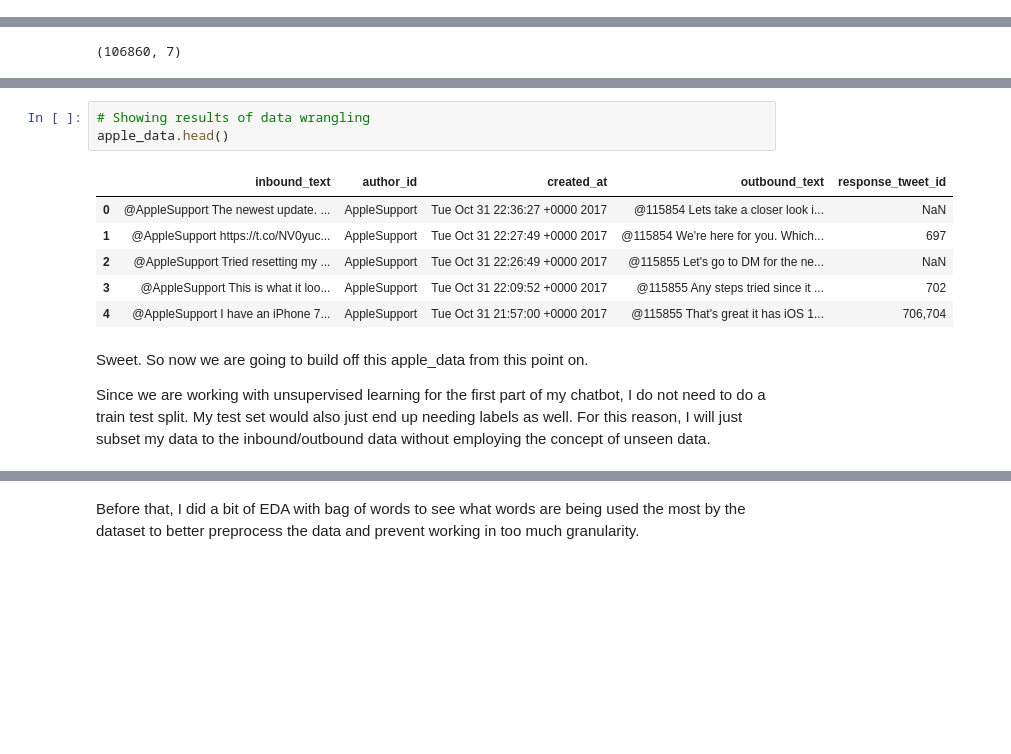
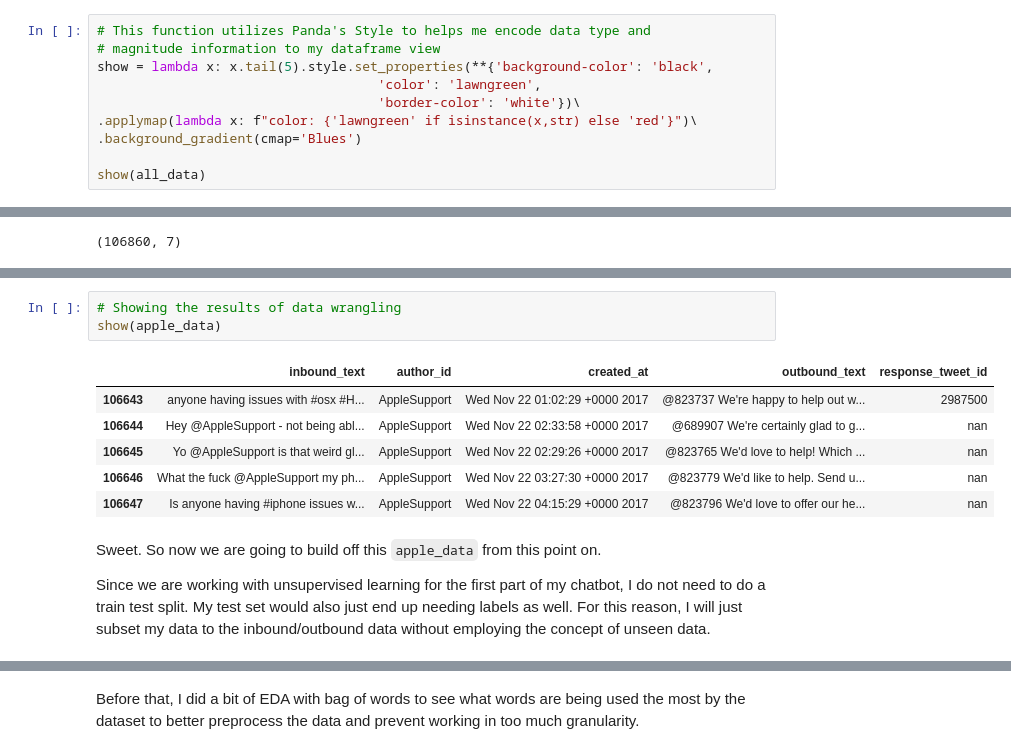
Before and after one commit to mtaruno/eve-bot, a Jupyter notebook: 1. EDA , Wrangling, and Initial Preprocessing.ipynb, the cells around one changed output, grey strips where cells are left out. Drawn from its saved outputs; the diff is of its cells as text; blank space fills up the shorter version.

```diff
--- a/1. EDA , Wrangling, and Initial Preprocessing.ipynb
+++ b/1. EDA , Wrangling, and Initial Preprocessing.ipynb
@@ -146,0 +128,10 @@ plt.title('There are way more unique customers than unique companies');
+# %%
+# This function utilizes Panda's Style to helps me encode data type and
+# magnitude information to my dataframe view
+show = lambda x: x.tail(5).style.set_properties(**{'background-color': 'black',
+                                    'color': 'lawngreen',
+                                    'border-color': 'white'})\
+.applymap(lambda x: f"color: {'lawngreen' if isinstance(x,str) else 'red'}")\
+.background_gradient(cmap='Blues')
+
+show(all_data)
@@ -195,15 +197,15 @@ apple_data.rename(columns = {'text_x':'inbound_text','text_y':'outbound_text'},i
 # %%
-# Showing results of data wrangling
-apple_data.head()
+# Showing the results of data wrangling
+show(apple_data)
 # %% [output]
 |  | inbound_text | author_id | created_at | outbound_text | response_tweet_id |
-| 0 | @AppleSupport The newest update. ... | AppleSupport | Tue Oct 31 22:36:27 +0000 2017 | @115854 Lets take a closer look i... | NaN |
-| 1 | @AppleSupport https://t.co/NV0yuc... | AppleSupport | Tue Oct 31 22:27:49 +0000 2017 | @115854 We're here for you. Which... | 697 |
-| 2 | @AppleSupport Tried resetting my ... | AppleSupport | Tue Oct 31 22:26:49 +0000 2017 | @115855 Let's go to DM for the ne... | NaN |
-| 3 | @AppleSupport This is what it loo... | AppleSupport | Tue Oct 31 22:09:52 +0000 2017 | @115855 Any steps tried since it ... | 702 |
-| 4 | @AppleSupport I️ have an iPhone 7... | AppleSupport | Tue Oct 31 21:57:00 +0000 2017 | @115855 That's great it has iOS 1... | 706,704 |
+| 106643 | anyone having issues with #osx #H... | AppleSupport | Wed Nov 22 01:02:29 +0000 2017 | @823737 We're happy to help out w... | 2987500 |
+| 106644 | Hey @AppleSupport - not being abl... | AppleSupport | Wed Nov 22 02:33:58 +0000 2017 | @689907 We're certainly glad to g... | nan |
+| 106645 | Yo @AppleSupport is that weird gl... | AppleSupport | Wed Nov 22 02:29:26 +0000 2017 | @823765 We'd love to help! Which ... | nan |
+| 106646 | What the fuck @AppleSupport my ph... | AppleSupport | Wed Nov 22 03:27:30 +0000 2017 | @823779 We'd like to help. Send u... | nan |
+| 106647 | Is anyone having #iphone issues w... | AppleSupport | Wed Nov 22 04:15:29 +0000 2017 | @823796 We'd love to offer our he... | nan |
 # %% [markdown]
-Sweet. So now we are going to build off this apple_data from this point on.
+Sweet. So now we are going to build off this `apple_data` from this point on.
 
 Since we are working with unsupervised learning for the first part of my chatbot, I do not need to do a train test split. My test set would also just end up needing labels as well. For this reason, I will just subset my data to the inbound/outbound data without employing the concept of unseen data.
 # %%
```
Also changed, not shown: parts of 82 cells of this notebook, 35 other files.
